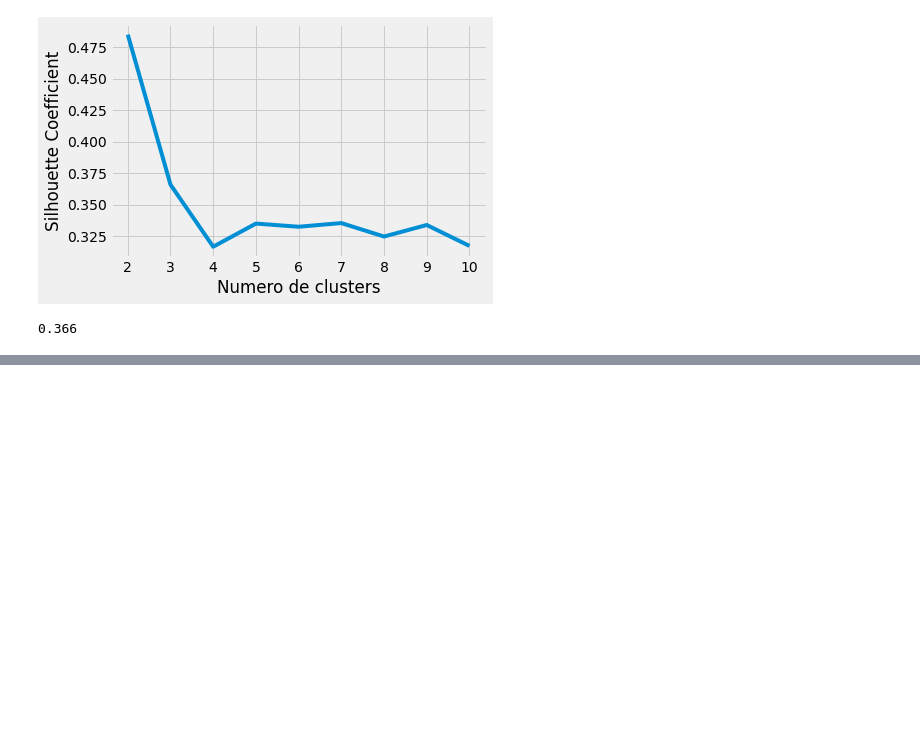
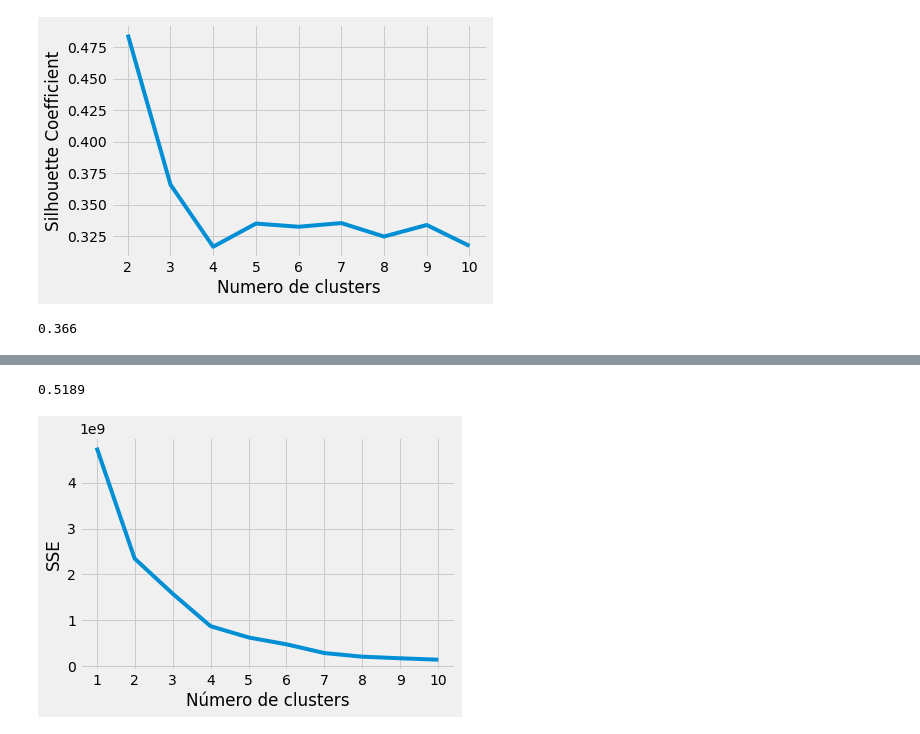
Before and after one commit to jgermanob/PCIC-Inteligencia-aritificial, a Jupyter notebook: Notebooks/Clustering_experiments.ipynb, the cells around one changed output, grey strips where cells are left out. Drawn from its saved outputs; the diff is of its cells as text; code cells hidden in the pictures; blank space fills up the shorter version.

```diff
--- a/Notebooks/Clustering_experiments.ipynb
+++ b/Notebooks/Clustering_experiments.ipynb
@@ -341,0 +411,6 @@ silhouette_coefficient(data=x_minmaxscaled, clustering_model=optimal_model)
+# %%
+df = df.join(batteryType_ohe)
+df = df.join(brand_ohe)
+df = df.join(os_ohe)
+# %%
+df = df.drop(['battery_type', 'brand', 'OS'], axis=1)
@@ -341,0 +433,4 @@ silhouette_coefficient(data=x_minmaxscaled, clustering_model=optimal_model)
+# %%
+features_ohe = [f for f in df.columns if f != 'model']
+# %%
+x = df[features_ohe]
@@ -341,0 +445,8 @@ silhouette_coefficient(data=x_minmaxscaled, clustering_model=optimal_model)
+# %%
+silhouette_coefficient(data=x, clustering_model=kmeans)
+# %% [output]
+0.5189
+# %%
+elbow = elbow_method(data=x, cluster_number=11)
+# %% [output]
+[figure, added]
```
Also changed, not shown: parts of 18 cells of this notebook, 2 other files.
